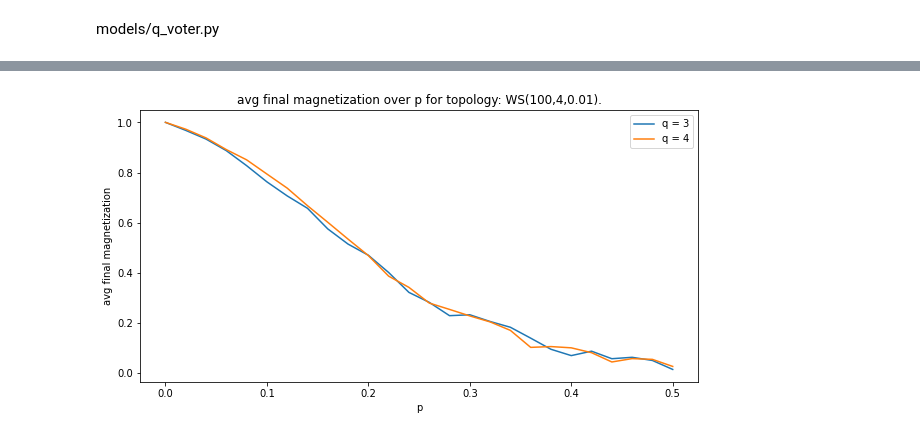
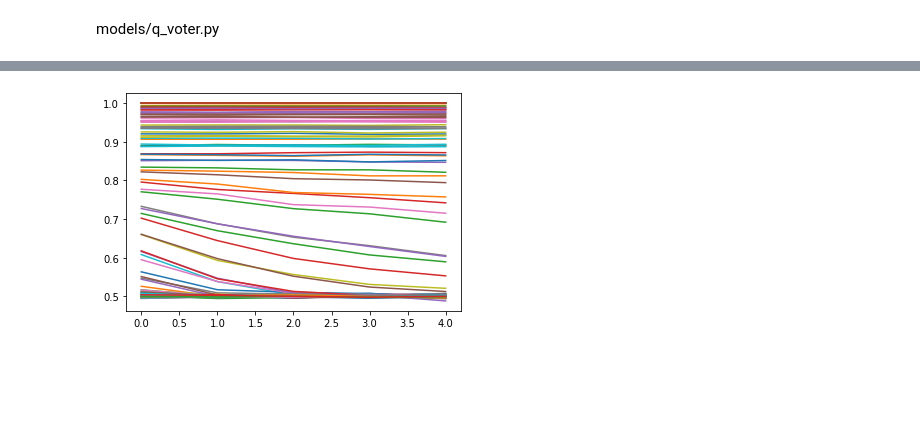
Before and after one commit to rogulforce/agent_based_modelling, a Jupyter notebook: assignment_5/presentation.ipynb, the cells around one changed output, grey strips where cells are left out. Cells and saved outputs as stored; diff of their text form; code cells hidden in the pictures; blank space fills up the shorter version.

```diff
--- a/assignment_5/presentation.ipynb
+++ b/assignment_5/presentation.ipynb
@@ -217,16 +86,6 @@ plt.show()
-# %%
-df['avg_final_magnetization'] = df['avg_magnetization_over_time'].apply(lambda x: x[-1])
-q = [3,4]
-name = 'WS(100,4,0.01)'
-
-plt.figure(figsize=(10,5))
-for q_i in q:
-    sub_df = df[(df['graph_name'] == name) & (df['q'] == q_i) ]
-    plt.plot(sub_df['p'], sub_df['avg_final_magnetization'], label = f'q = {q_i}')
-plt.legend()
-plt.ylabel('avg final magnetization')
-plt.xlabel('p')
-plt.title(f'avg final magnetization over p for topology: {name}.')
-plt.show()
-# %% [output]
-[figure, removed]
+# %%
+list_of_con = df['avg_concentration_over_time']
+for k in range(len(list_of_con)):
+    plt.plot(np.arange(0,len(list_of_con[k]),1), list_of_con[k])
+# %% [output]
+[figure, added]
```
Also changed, not shown: parts of 16 cells of this notebook, 3 other files.
